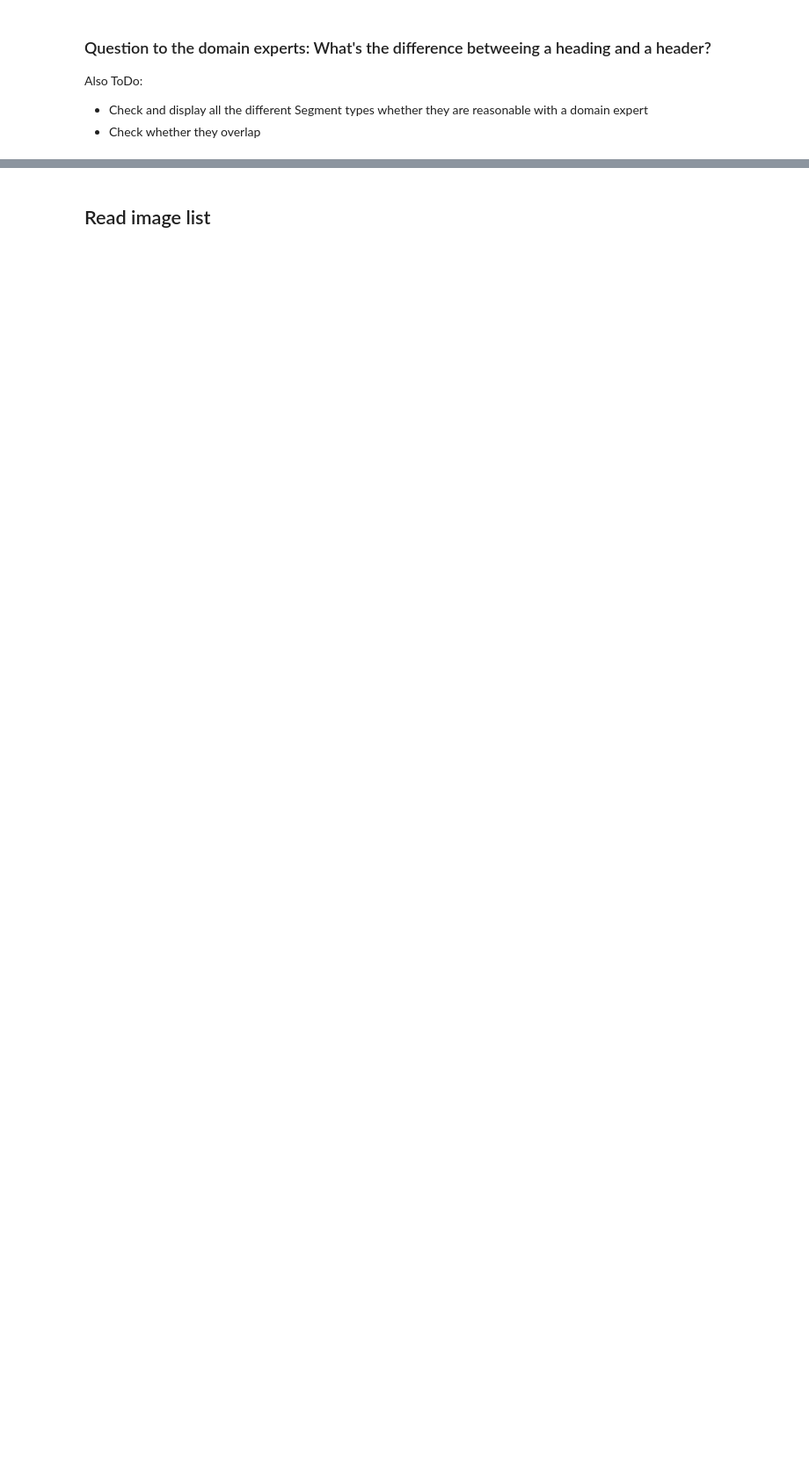
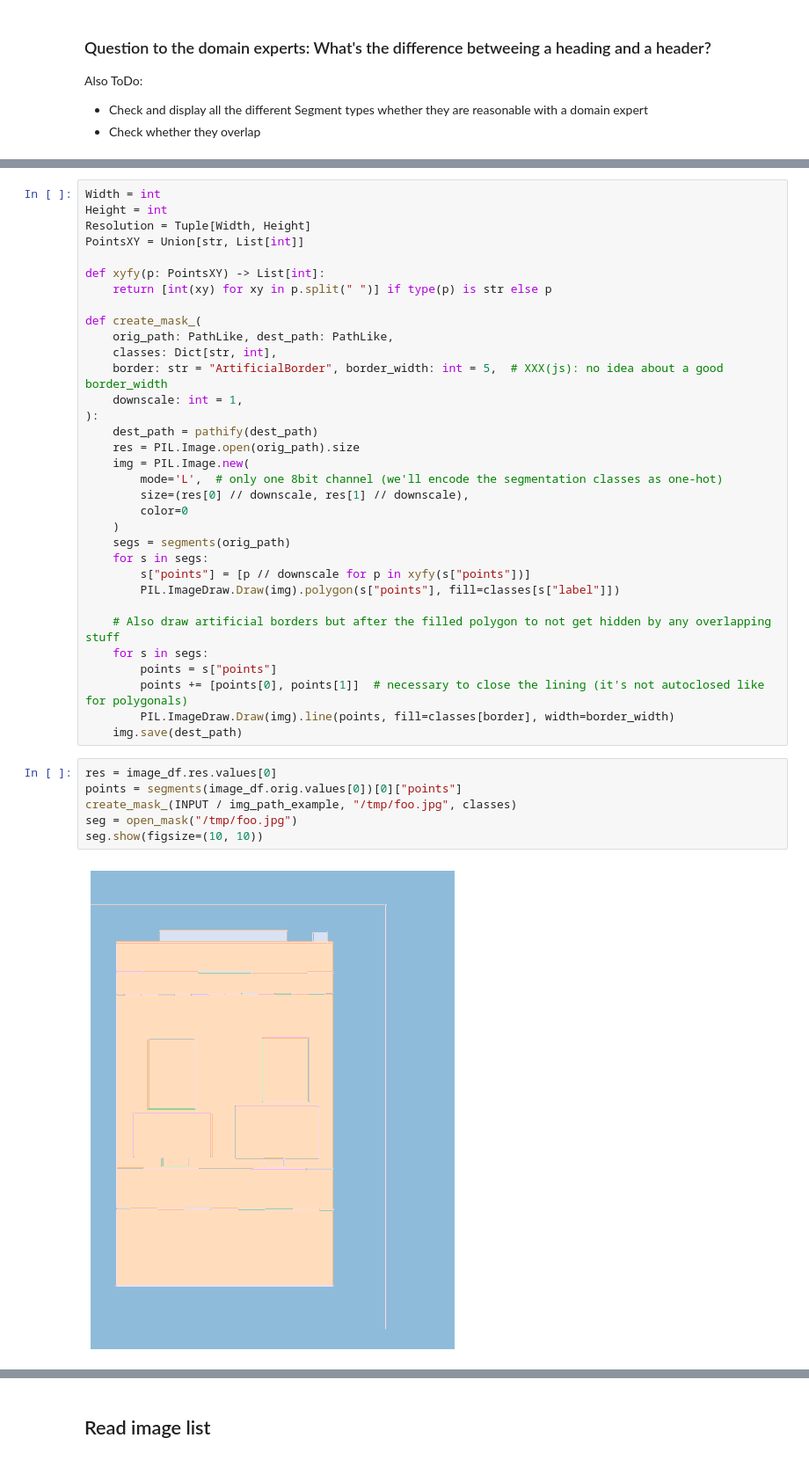
Before and after one commit to OCR-D/ocrd_segment, a Jupyter notebook: notebooks/1stOverview.ipynb, the cells around one changed output, grey strips where cells are left out. Shown at 88% size. Drawn from its saved outputs; the diff is of its cells as text; blank space fills up the shorter version.

```diff
--- a/notebooks/1stOverview.ipynb
+++ b/notebooks/1stOverview.ipynb
@@ -202,0 +261,41 @@ Also ToDo:
+# %%
+Width = int
+Height = int
+Resolution = Tuple[Width, Height]
+PointsXY = Union[str, List[int]]
+
+def xyfy(p: PointsXY) -> List[int]:
+    return [int(xy) for xy in p.split(" ")] if type(p) is str else p
+
+def create_mask_(
+    orig_path: PathLike, dest_path: PathLike,
+    classes: Dict[str, int],
+    border: str = "ArtificialBorder", border_width: int = 5,  # XXX(js): no idea about a good border_width
+    downscale: int = 1,
+):
+    dest_path = pathify(dest_path)
+    res = PIL.Image.open(orig_path).size
+    img = PIL.Image.new(
+        mode='L',  # only one 8bit channel (we'll encode the segmentation classes as one-hot)
+        size=(res[0] // downscale, res[1] // downscale),
+        color=0
+    )
+    segs = segments(orig_path)
+    for s in segs:
+        s["points"] = [p // downscale for p in xyfy(s["points"])]
+        PIL.ImageDraw.Draw(img).polygon(s["points"], fill=classes[s["label"]])
+
+    # Also draw artificial borders but after the filled polygon to not get hidden by any overlapping stuff
+    for s in segs:
+        points = s["points"]
+        points += [points[0], points[1]]  # necessary to close the lining (it's not autoclosed like for polygonals)
+        PIL.ImageDraw.Draw(img).line(points, fill=classes[border], width=border_width)
+    img.save(dest_path)
+# %%
+res = image_df.res.values[0]
+points = segments(image_df.orig.values[0])[0]["points"]
+create_mask_(INPUT / img_path_example, "/tmp/foo.jpg", classes)
+seg = open_mask("/tmp/foo.jpg")
+seg.show(figsize=(10, 10))
+# %% [output]
+[figure, added]
```
Also changed, not shown: parts of 13 cells of this notebook, 1 other file.
